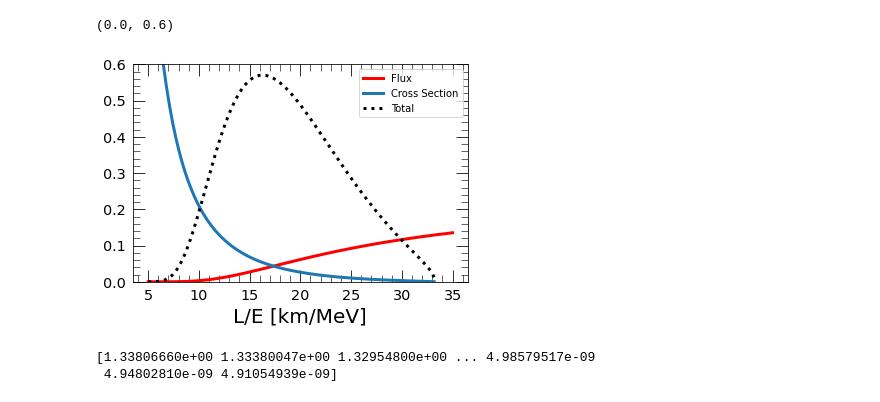
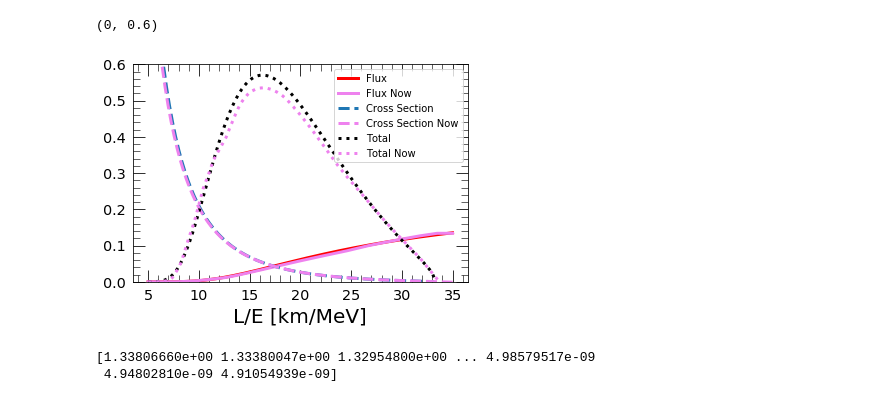
Before and after one commit to Jinnan-Zhang/CodeEx, a Jupyter notebook: PythonTest/plots/pltOfficial/Oscillation.ipynb, the cells around one changed output. Cells and saved outputs as stored; diff of their text form; code cells hidden in the pictures.

Commit message:
on oscillation

```diff
--- a/PythonTest/plots/pltOfficial/Oscillation.ipynb
+++ b/PythonTest/plots/pltOfficial/Oscillation.ipynb
@@ -4,38 +4,73 @@ import matplotlib.pyplot as plt
 plt.style.use("../Contour/Style/Paper.mplstyle")
 
 BaseLine = 60 #km
 def PhiEnu(L_over_E):
     E = BaseLine / L_over_E
     phi = 0.58*np.exp(0.87-0.16*E-0.091*E**2) + 0.30*np.exp(0.896-0.239*E-0.0981*E**2) + 0.07*np.exp(0.976-0.162*E-0.0790*E**2) +  0.05*np.exp(0.793 - 0.08*E - 0.1085*E**2)
     return phi
 
 def Xsec(L_over_E):
     Enu = BaseLine / L_over_E
     DeltaMnp = 939.56542052-938.27208816
     Me = 0.51099895
     Ee = Enu-DeltaMnp
     Pe = np.sqrt(Ee**2-Me**2)
     sigma = 0.0952 * Ee * Pe
     return sigma
 
-HMFlux=np.load("HMflux.npz")
-def FluxNow(L_over_E):
+# HMFlux=np.load("HMflux.npz")
+import ROOT
+ff_input = ROOT.TFile.Open("JUNOInputs2020_10_29.root","READ")
+HuberMuellerFlux_DYBbumpFixed = ff_input.Get("HuberMuellerFlux_DYBbumpFixed")
+Enu_data = np.linspace(1.7,20,200)
+Flux_data = Enu_data.copy()
+i = 0
+for E in Enu_data:
+    Flux_data[i] = HuberMuellerFlux_DYBbumpFixed.Interpolate(E)
+    i += 1
+from scipy import interpolate
+# print(Flux_data)
+funcFlux = interpolate.interp1d(Enu_data,Flux_data,kind='slinear')
+def GetFluxNow(L_over_E):
     Enu = BaseLine / L_over_E
+    return funcFlux(Enu)
+IBDXsec_StrumiaVissani = ff_input.Get("IBDXsec_StrumiaVissani")
+Xsec_data = Enu_data.copy()
+i = 0
+for E in Enu_data:
+    Xsec_data[i] = IBDXsec_StrumiaVissani.Eval(E)*1e42
+    i += 1
+funcXsec = interpolate.interp1d(Enu_data,Xsec_data,kind='slinear')
+def GetXsecNow(L_over_E):
+    Enu = BaseLine / L_over_E
+    return funcXsec(Enu)
 
+def Pe2e(L_over_E):
+    sinsq213=0.1
+    sinsq12=0.32
+    dmsq21=7.6e-5
+    dmsq32=2.4e-3
+    P21 =
+
+def No_Oscillation(L_over_E):
+    return PhiEnu(L_over_E)*Xsec(L_over_E)
 
 
 fig,ax=plt.subplots()
 L_over_E = np.linspace(5,35,200)
 plt.plot(L_over_E,0.1*PhiEnu(L_over_E),label="Flux",color='red')
-plt.plot(L_over_E,0.1*Xsec(L_over_E),label="Cross Section",linestyle='-')
+plt.plot(L_over_E,0.1*GetFluxNow(L_over_E),label="Flux Now",color='violet')
+plt.plot(L_over_E,0.1*Xsec(L_over_E),label="Cross Section",linestyle='--')
+plt.plot(L_over_E,0.1*GetXsecNow(L_over_E),label="Cross Section Now",color='violet', linestyle='--')
 plt.plot(L_over_E,3*Xsec(L_over_E)*PhiEnu(L_over_E),label="Total",linestyle=':',color='black')
+plt.plot(L_over_E,3*GetXsecNow(L_over_E)*GetFluxNow(L_over_E),label="Total Now",linestyle=':',color='violet')
 ax.set_xlabel("L/E [km/MeV]")
 # ax.set_ylabel("$\\times 10^{-42} [cm^{2}]$")
 plt.legend(loc="best")
 plt.ylim(0,0.6)
 # %% [output]
-(0.0, 0.6)
+(0, 0.6)
-[figure, old version]
+[figure, new version]
 # %%
 # %% [output]
 [1.33806660e+00 1.33380047e+00 1.32954800e+00 ... 4.98579517e-09
```
